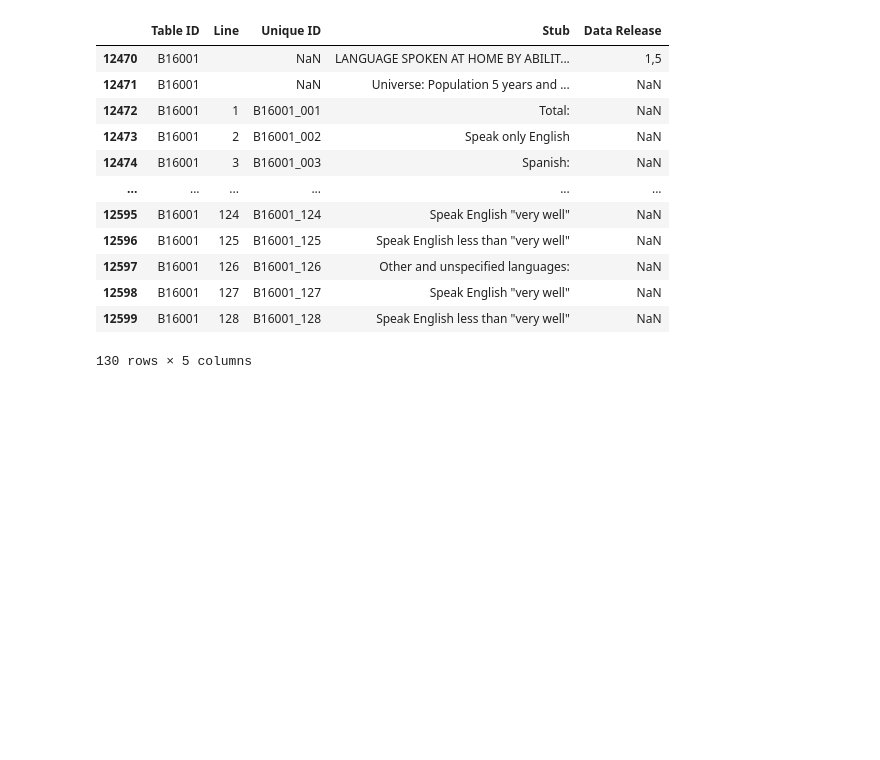
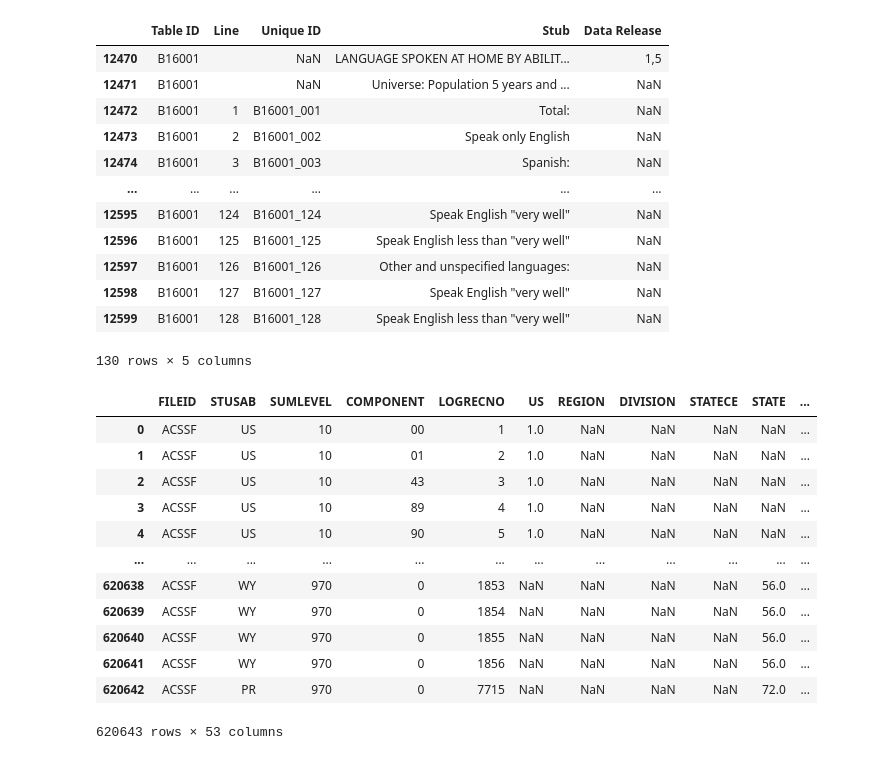
Before and after one commit to wrynearson/us-census-language, a Jupyter notebook: example2.ipynb, the cells around one changed output. Cells and saved outputs as stored; diff of their text form; code cells hidden in the pictures; blank space fills up the shorter version.

```diff
--- a/example2.ipynb
+++ b/example2.ipynb
@@ -83,3 +85,20 @@ labels
 | 12598 | B16001 | 127 | B16001_127 | Speak English "very well" | NaN |
 | 12599 | B16001 | 128 | B16001_128 | Speak English less than "very well" | NaN |
 130 rows × 5 columns
+# %%
+geos = pd.read_csv('Geos20205YR.csv', encoding_errors="replace")
+geos
+# %% [output]
+|  | FILEID | STUSAB | SUMLEVEL | COMPONENT | LOGRECNO | US | REGION | DIVISION | STATECE | STATE | ... |
+| 0 | ACSSF | US | 10 | 00 | 1 | 1.0 | NaN | NaN | NaN | NaN | ... |
+| 1 | ACSSF | US | 10 | 01 | 2 | 1.0 | NaN | NaN | NaN | NaN | ... |
+| 2 | ACSSF | US | 10 | 43 | 3 | 1.0 | NaN | NaN | NaN | NaN | ... |
+| 3 | ACSSF | US | 10 | 89 | 4 | 1.0 | NaN | NaN | NaN | NaN | ... |
+| 4 | ACSSF | US | 10 | 90 | 5 | 1.0 | NaN | NaN | NaN | NaN | ... |
+| ... | ... | ... | ... | ... | ... | ... | ... | ... | ... | ... | ... |
+| 620638 | ACSSF | WY | 970 | 0 | 1853 | NaN | NaN | NaN | NaN | 56.0 | ... |
+| 620639 | ACSSF | WY | 970 | 0 | 1854 | NaN | NaN | NaN | NaN | 56.0 | ... |
+| 620640 | ACSSF | WY | 970 | 0 | 1855 | NaN | NaN | NaN | NaN | 56.0 | ... |
+| 620641 | ACSSF | WY | 970 | 0 | 1856 | NaN | NaN | NaN | NaN | 56.0 | ... |
+| 620642 | ACSSF | PR | 970 | 0 | 7715 | NaN | NaN | NaN | NaN | 72.0 | ... |
+620643 rows × 53 columns
```
Also changed, not shown: parts of 8 cells of this notebook, 3 other files.
